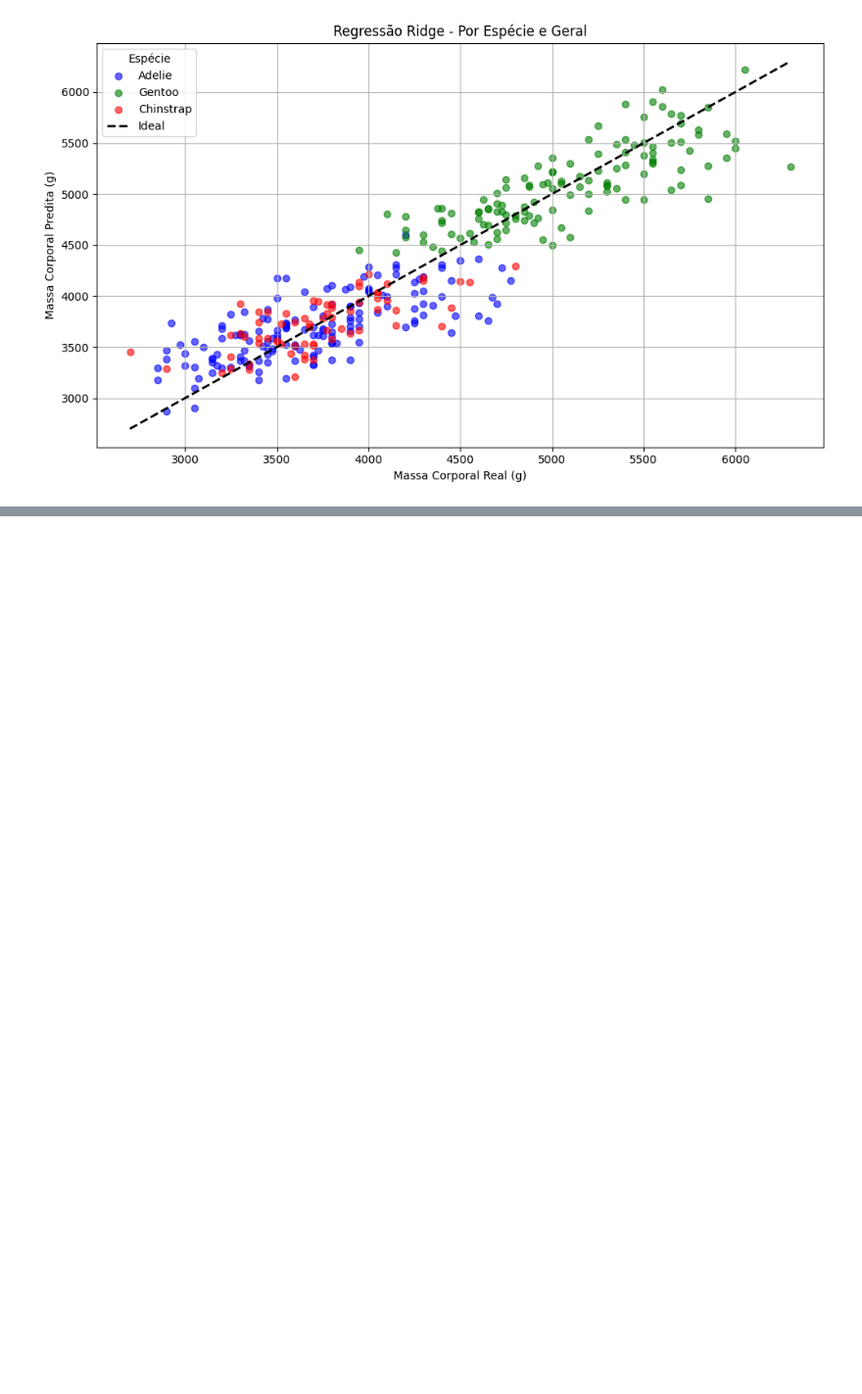
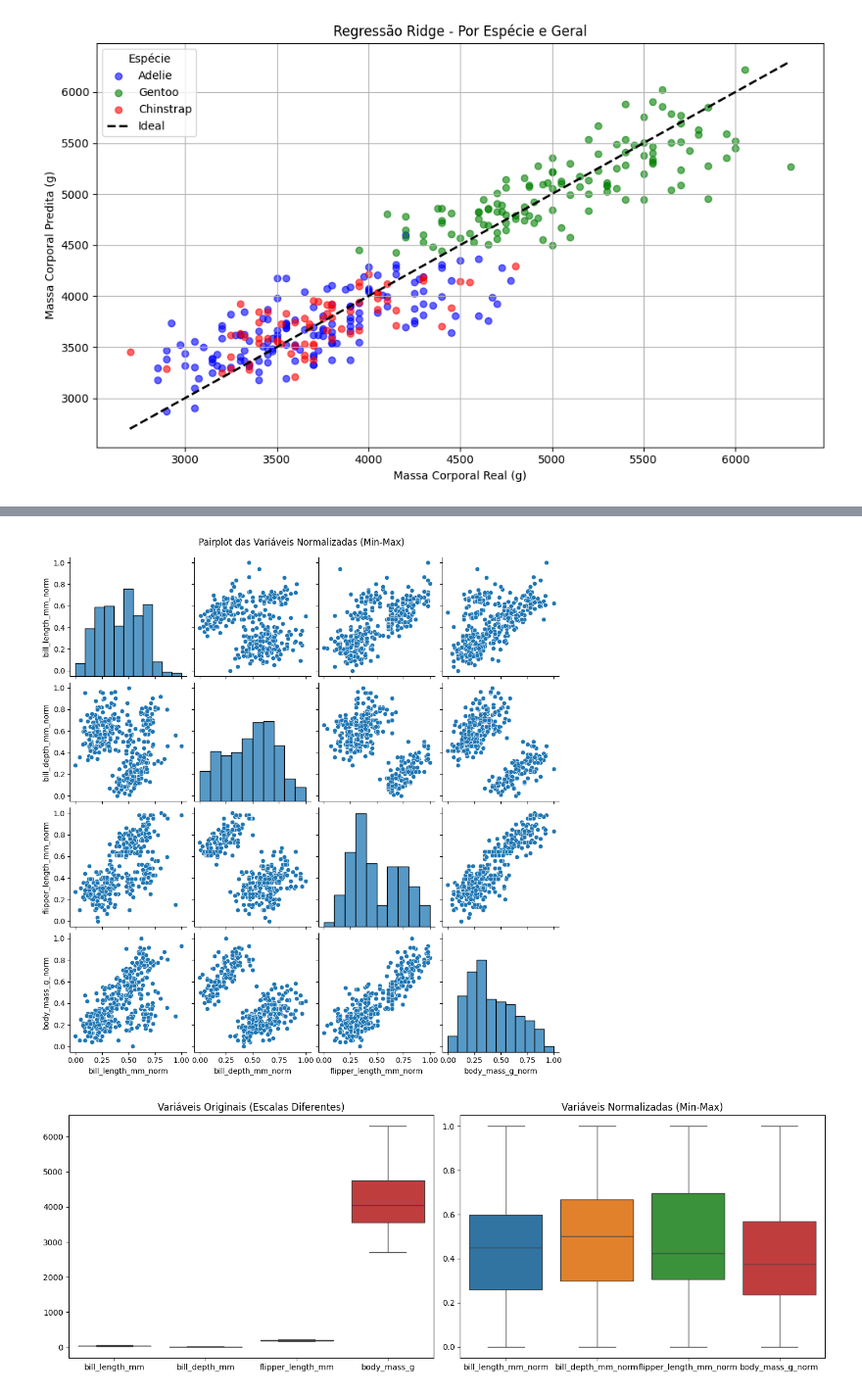
Before and after one commit to EstevezCodando/ml_infnet, a Jupyter notebook: TP1/Tp1.ipynb, the cells around one changed output, grey strips where cells are left out. Shown at 98% size. Drawn from its saved outputs; the diff is of its cells as text; code cells hidden in the pictures; blank space fills up the shorter version.

```diff
--- a/TP1/Tp1.ipynb
+++ b/TP1/Tp1.ipynb
@@ -402,0 +498,36 @@ plt.show()
+# %%
+
+
+# 1. Carrega o dataset e seleciona algumas variáveis numéricas
+df = load_penguins()
+variaveis = ['bill_length_mm', 'bill_depth_mm', 'flipper_length_mm', 'body_mass_g']
+df = df[variaveis].dropna()
+
+# 2. Normaliza todas com Min-Max
+scaler = MinMaxScaler()
+df_normalizado = pd.DataFrame(scaler.fit_transform(df), columns=[v + '_norm' for v in variaveis])
+
+# 3. Junta os dois DataFrames (original + normalizado)
+df_comparado = pd.concat([df.reset_index(drop=True), df_normalizado.reset_index(drop=True)], axis=1)
+
+# 4. Pairplot para comparar escalas
+sns.pairplot(df_comparado[[v + '_norm' for v in variaveis]])
+plt.suptitle('Pairplot das Variáveis Normalizadas (Min-Max)', y=1.02)
+plt.show()
+
+# 5. Boxplot para comparar visualmente a escala das variáveis antes e depois
+fig, axs = plt.subplots(1, 2, figsize=(14, 5))
+
+# Boxplot original
+sns.boxplot(data=df, ax=axs[0])
+axs[0].set_title('Variáveis Originais (Escalas Diferentes)')
+
+# Boxplot normalizado
+sns.boxplot(data=df_normalizado, ax=axs[1])
+axs[1].set_title('Variáveis Normalizadas (Min-Max)')
+
+plt.tight_layout()
+plt.show()
+# %% [output]
+[figure, added]
+[figure, added]
```
Also changed, not shown: parts of 3 cells of this notebook.
